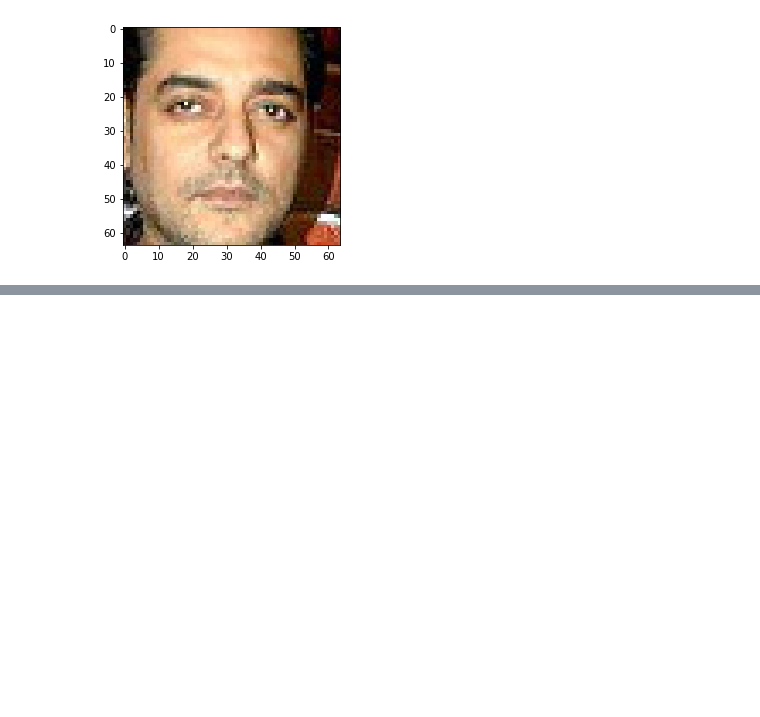
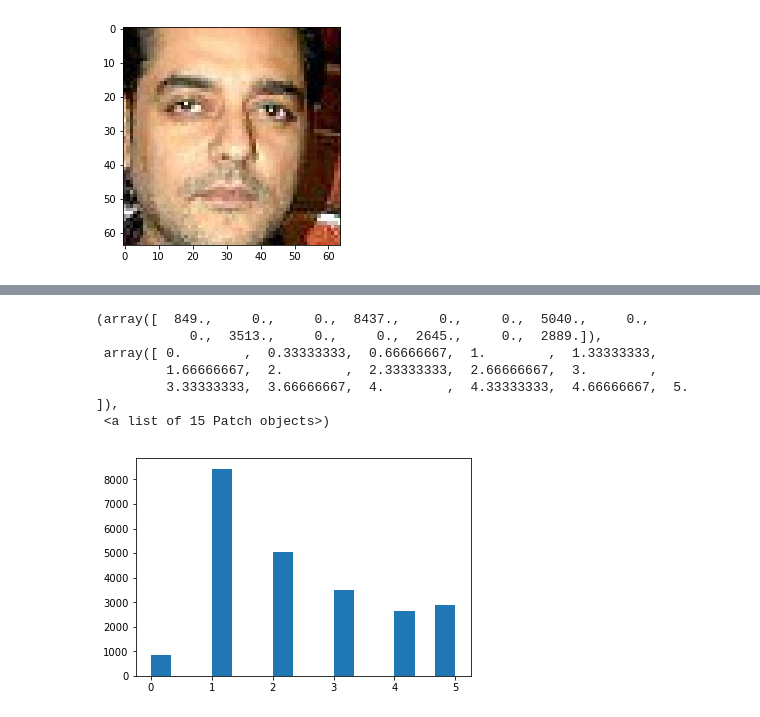
Before and after one commit to mbhuber/Insight-AI-Project, a Jupyter notebook: preprocess/test-preprocess.ipynb, the cells around one changed output, grey strips where cells are left out. Drawn from its saved outputs; the diff is of its cells as text; code cells hidden in the pictures; blank space fills up the shorter version.

```diff
--- a/preprocess/test-preprocess.ipynb
+++ b/preprocess/test-preprocess.ipynb
@@ -216,0 +240,10 @@ with open('../data/faces_wiki_crop_clean_64_labels.pkl', 'wb') as handle:
+# %%
+plt.hist(imaLabels,bins=15)
+# %% [output]
+(array([  849.,     0.,     0.,  8437.,     0.,     0.,  5040.,     0.,
+            0.,  3513.,     0.,     0.,  2645.,     0.,  2889.]),
+ array([ 0.        ,  0.33333333,  0.66666667,  1.        ,  1.33333333,
+         1.66666667,  2.        ,  2.33333333,  2.66666667,  3.        ,
+         3.33333333,  3.66666667,  4.        ,  4.33333333,  4.66666667,  5.        ]),
+ <a list of 15 Patch objects>)
+[figure, added]
```
Also changed, not shown: parts of 2 cells of this notebook, 2 other files.
